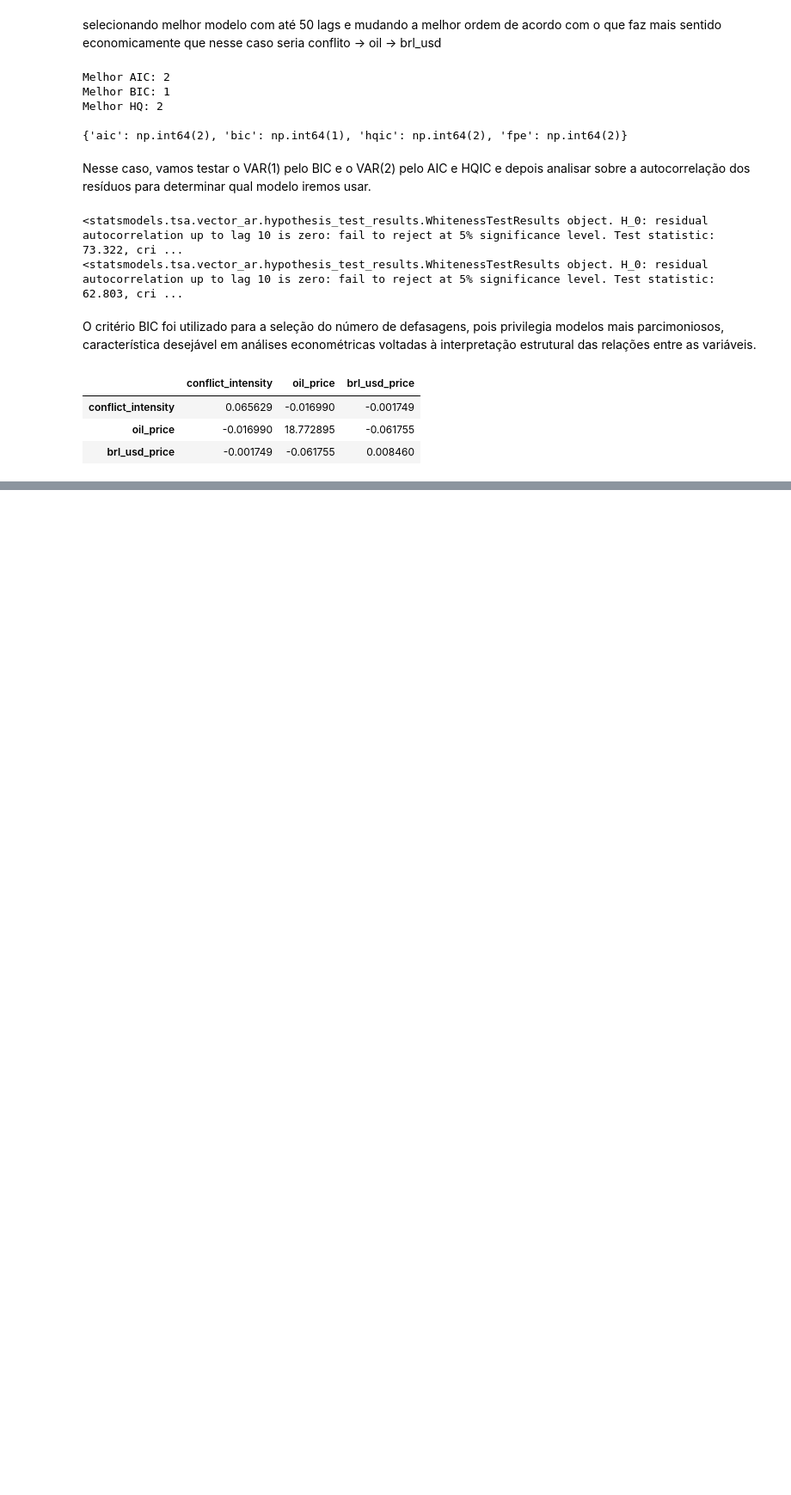
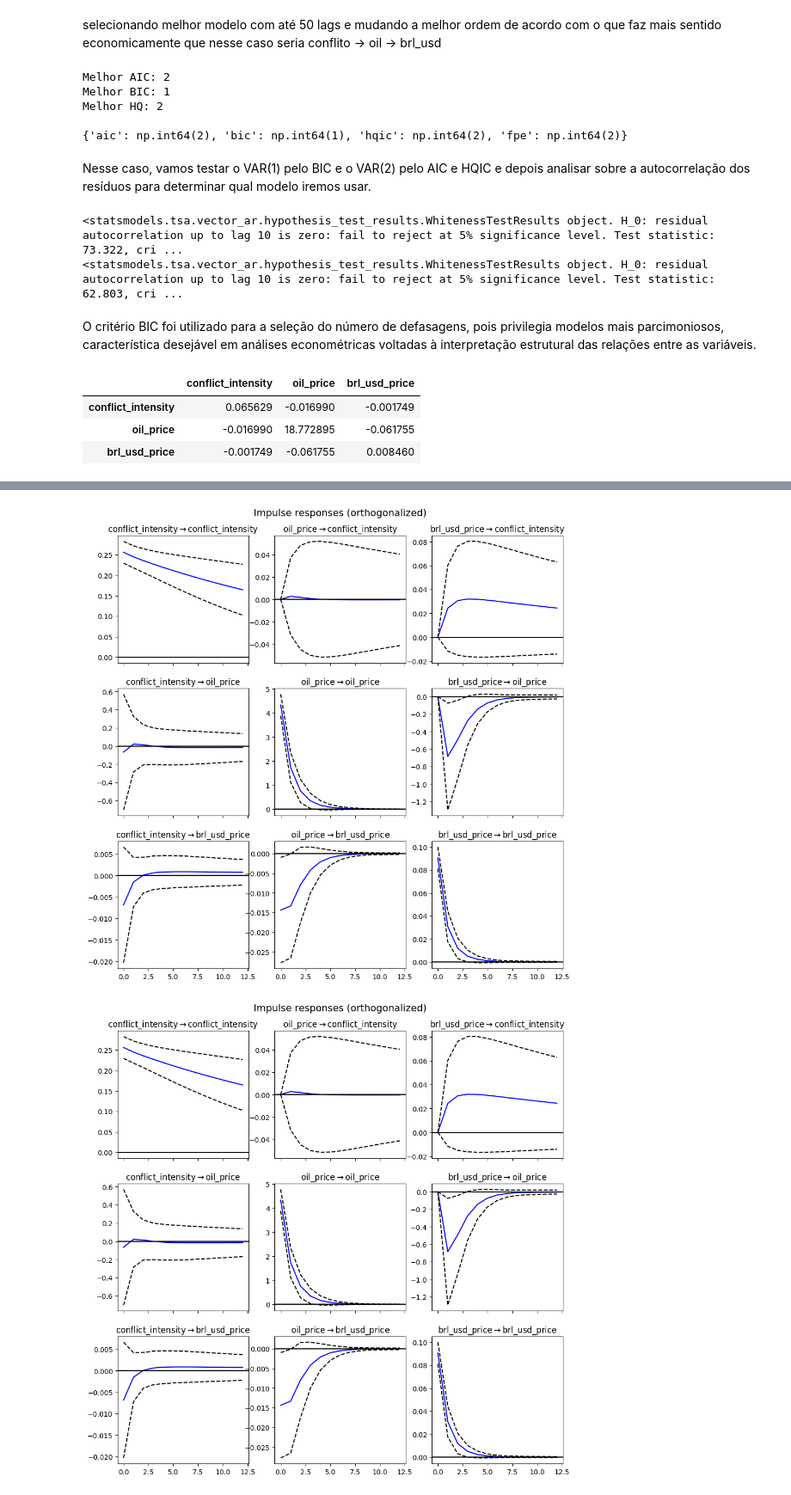
Before and after one commit to hertzrafael/middle-east-oil, a Jupyter notebook: var.ipynb, the cells around one changed output, grey strips where cells are left out. Shown at 86% size. Drawn from its saved outputs; the diff is of its cells as text; code cells hidden in the pictures; blank space fills up the shorter version.

```diff
--- a/var.ipynb
+++ b/var.ipynb
@@ -171,0 +174,6 @@ Como temos correlação contemporânea entre equações pela matriz, vamos aplic
+# %%
+irf = results1.irf(12)
+irf.plot(orth=True) #orth=True é usando cholesky
+# %% [output]
+[figure, added]
+[figure, added]
```
Also changed, not shown: parts of 3 cells of this notebook, 1 other file.
